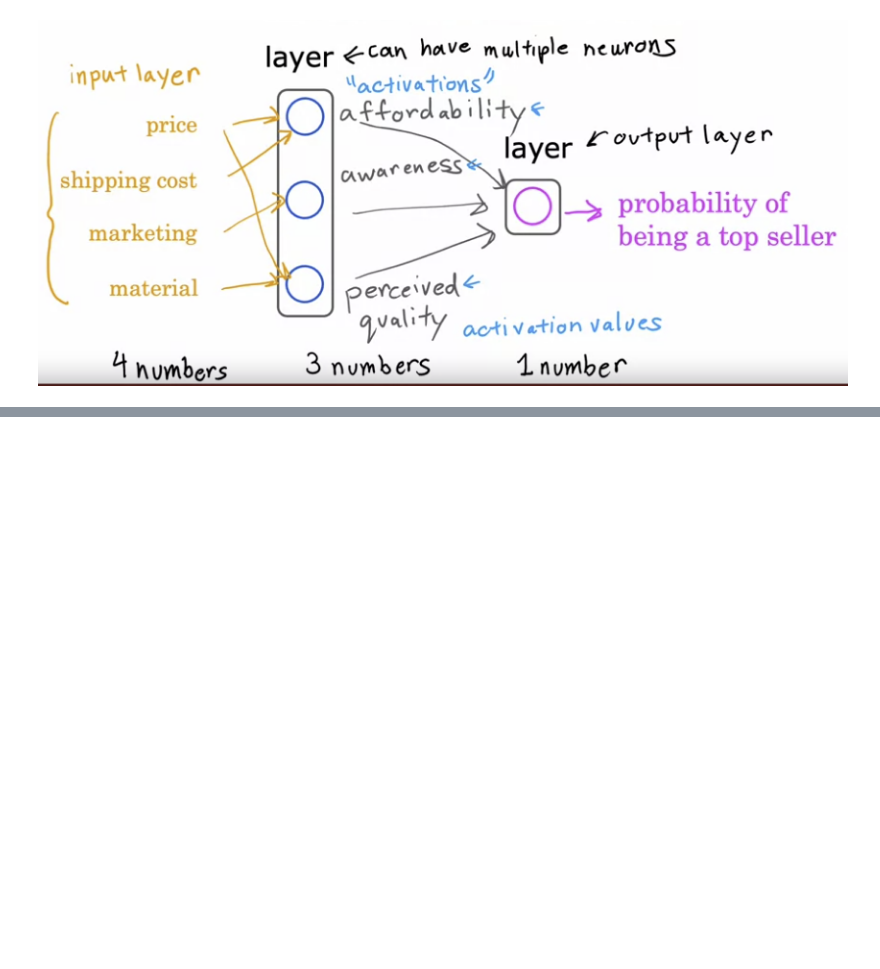
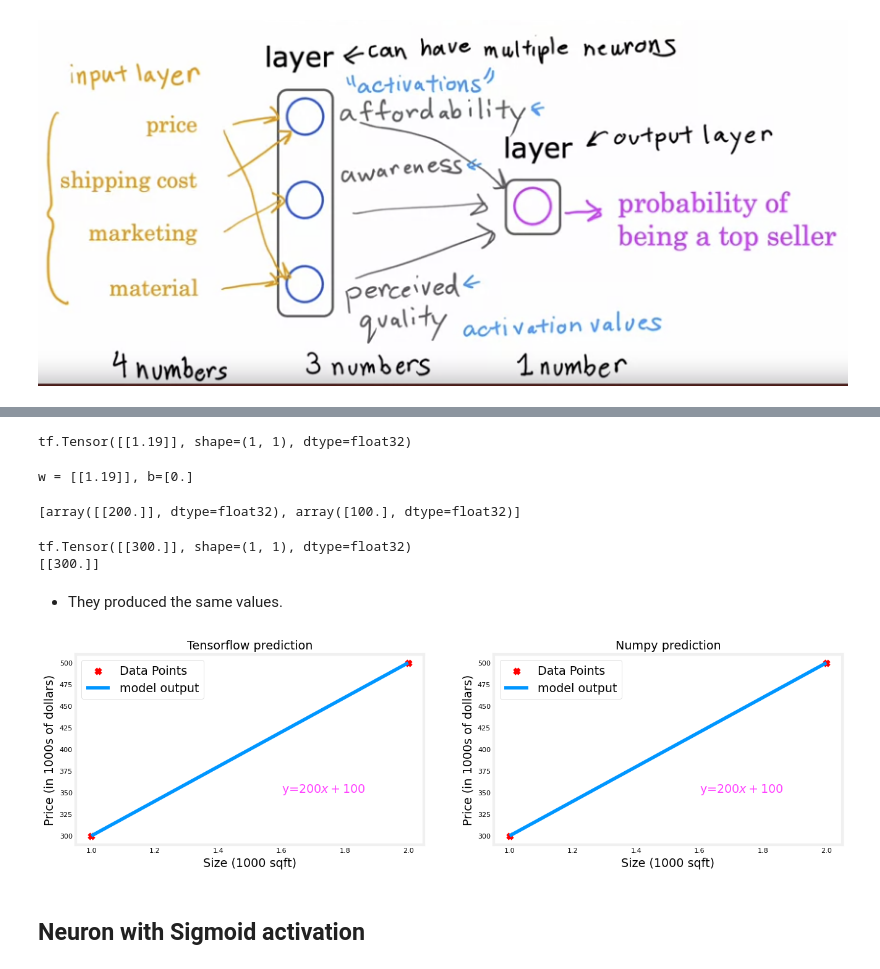
Before and after one commit to JoseMiralles/AI-Notes, a Jupyter notebook: machine_learning_specialization_coursera/2_advanced_learning_algorithms/week_1/1_neural_networks_intro.ipynb, the cells around one changed output, grey strips where cells are left out. Drawn from its saved outputs; the diff is of its cells as text; code cells hidden in the pictures; blank space fills up the shorter version.

```diff
--- a/machine_learning_specialization_coursera/2_advanced_learning_algorithms/week_1/1_neural_networks_intro.ipynb
+++ b/machine_learning_specialization_coursera/2_advanced_learning_algorithms/week_1/1_neural_networks_intro.ipynb
@@ -15,0 +55,49 @@
+# %%
+# Instatiate
+
+linear_layer = tf.keras.layers.Dense(units=1, activation = 'linear', )
+a1 = linear_layer(X_train[0].reshape(1,1))
+print(a1)
+# %% [output]
+tf.Tensor([[1.19]], shape=(1, 1), dtype=float32)
+# %%
+# Print the weights
+
+w, b= linear_layer.get_weights()
+print(f"w = {w}, b={b}")
+# %% [output]
+w = [[1.19]], b=[0.]
+# %%
+# The weights were initialized to random values. Set them manually.
+
+set_w = np.array([[200]])
+set_b = np.array([100])
+
+# set_weights takes a list of numpy arrays
+linear_layer.set_weights([set_w, set_b])
+print(linear_layer.get_weights())
+# %% [output]
+[array([[200.]], dtype=float32), array([100.], dtype=float32)]
+# %%
+# Compare equation(1) to the layer output.
+
+a1 = linear_layer(X_train[0].reshape(1,1))
+print(a1)
+alin = np.dot(set_w,X_train[0].reshape(1,1)) + set_b
+print(alin)
+# %% [output]
+tf.Tensor([[300.]], shape=(1, 1), dtype=float32)
+[[300.]]
+# %% [markdown]
+- They produced the same values.
+# %%
+#  Use the linear layer to make predictions
+
+prediction_tf = linear_layer(X_train)
+prediction_np = np.dot( X_train, set_w) + set_b
+
+plt_linear(X_train, Y_train, prediction_tf, prediction_np)
+# %% [output]
+[figure, added]
+# %% [markdown]
+## Neuron with Sigmoid activation
```
Also changed, not shown: parts of 13 cells of this notebook, 1 other file.
